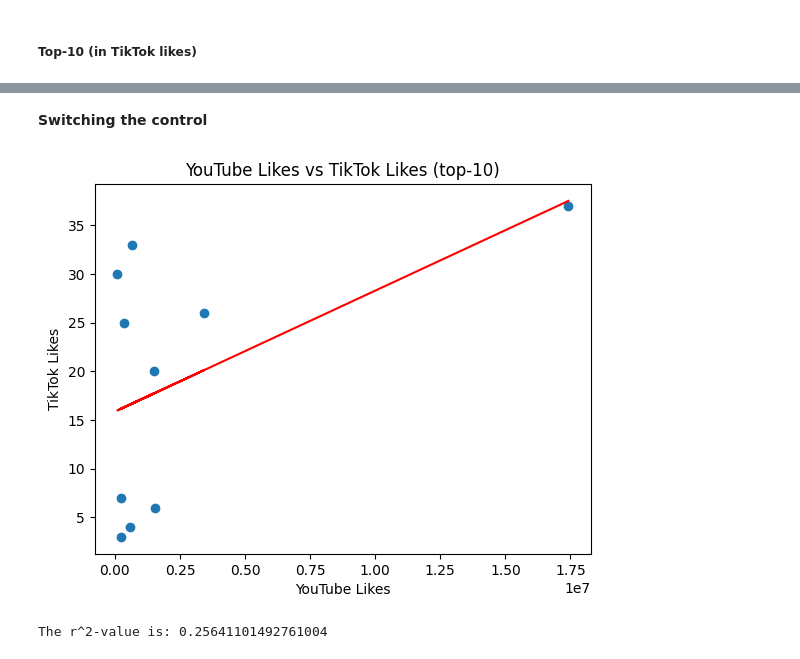
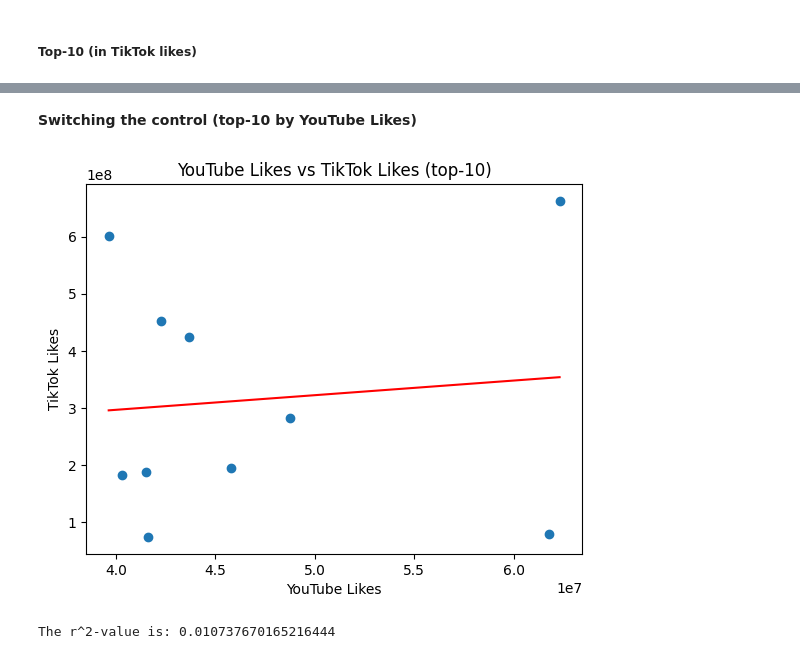
Before and after one commit to qstibbins/project-1, a Jupyter notebook: youtube_data.ipynb, the cells around one changed output, grey strips where cells are left out. Saved outputs shown, nothing was run; the diff lists cells and outputs as text; code cells hidden in the pictures.

```diff
--- a/youtube_data.ipynb
+++ b/youtube_data.ipynb
@@ -172,6 +165,10 @@ tik_tok_sort.to_csv('Resources/check.csv',index=False)
 top_500_tiktok_df = tik_tok_sort.head(500)
 top_25_tiktok_df = tik_tok_sort.head(25)
 top_10_tiktok_df = tik_tok_sort.head(10)
+
+top_500_youtube_df = youtube_likes_data_clean.sort_values(by='YouTube Likes', ascending=False).head(500)
+top_25_youtube_df = youtube_likes_data_clean.sort_values(by='YouTube Likes', ascending=False).head(25)
+top_10_youtube_df = youtube_likes_data_clean.sort_values(by='YouTube Likes', ascending=False).head(10)
 
 # formatted_tik_tok_sort = tik_tok_sort.style.format({
 #     'TikTok Likes': '{:,.0f}',
@@ -195,6 +192,6 @@ top_10_tiktok_df = tik_tok_sort.head(10)
 # top_500_tiktok_df.head()
 
 # formatted_tik_tok_sort
-print(tik_tok_sort.dtypes)
-# top_500_tiktok_df.head()
+# print(tik_tok_sort.dtypes)
+youtube_likes_data_clean.head()
 # %% [output]
@@ -629,33 +809,33 @@ The r^2-value is: 0.08530150499757698
 # %% [markdown]
-**Switching the control**
+**Switching the control (top-10 by YouTube Likes)**
 # %%
 # YouTube Likes vs TikTok likes
 # Does high TikTok likes correlate to high YouTube likes?
 # Add the linear regression equation and line to plot
-x_values = top_10_tiktok_df['YouTube Likes']
-y_values = top_10_tiktok_df['TikTok Likes']
+x_values = top_10_youtube_df['YouTube Likes']
+y_values = top_10_youtube_df['TikTok Likes']
 
 #the output will be a tuple of multiple values  for linear regression
 (slope, intercept, rvalue, pvalue, stderr) = linregress(x_values, y_values)
 
 regress_values = x_values * slope + intercept
 
 line_eq = "y = " + str(round(slope,2)) + "x + " + str(round(intercept,2))   # print the equation in my graph (string)
 
 # Create a scatterplot
 plt.scatter(x_values, y_values)
 plt.xlabel('YouTube Likes')
 plt.ylabel('TikTok Likes')
 plt.title('YouTube Likes vs TikTok Likes (top-10)')
 plt.plot(x_values,regress_values,"r-")
 plt.annotate(line_eq,(5.8,0.8),fontsize=15,color="red")
 
 
 plt.show()
 print(f"The r^2-value is: {rvalue**2}")
 # %% [output]
-[figure, old version]
+[figure, new version]
-The r^2-value is: 0.25641101492761004
+The r^2-value is: 0.010737670165216444
 # %%
 # YouTube Likes vs TikTok views
 # Does high YouTube likes correlated to high TikTok views?
```
Also changed, not shown: parts of 26 cells of this notebook, 1 other file.
